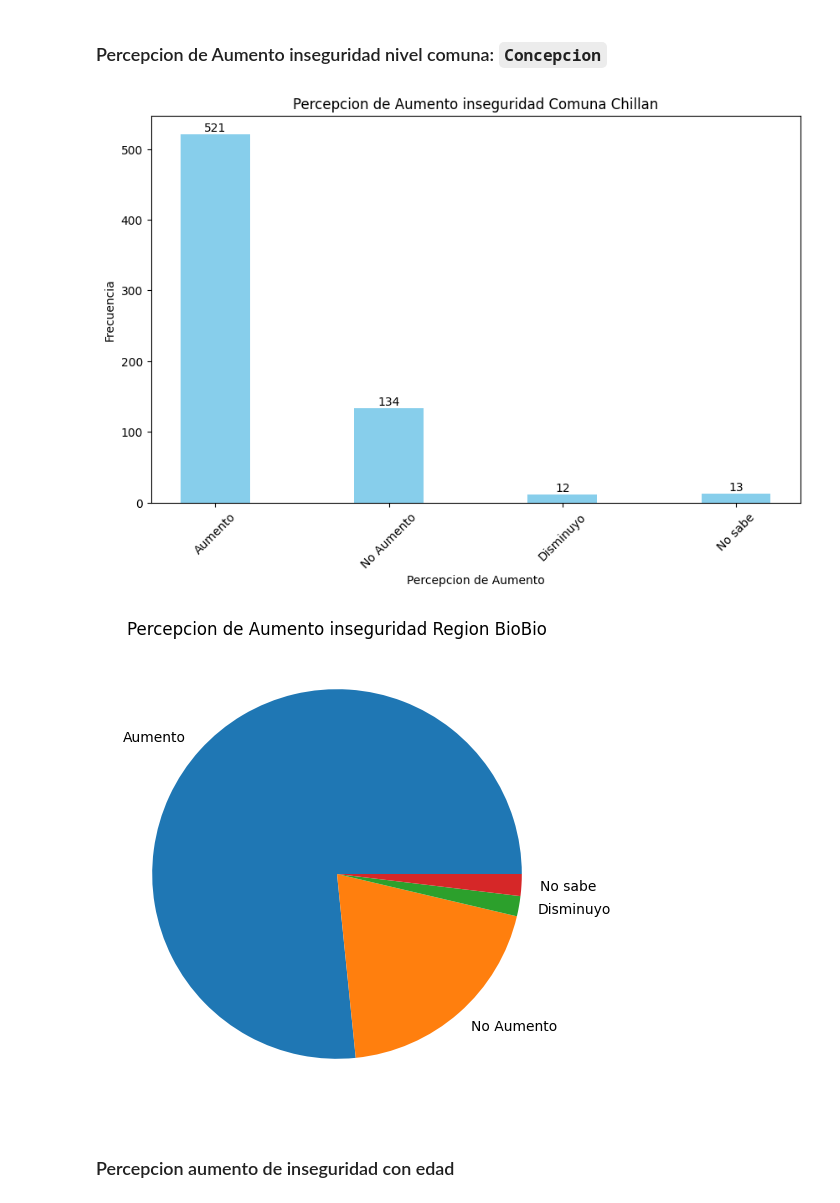
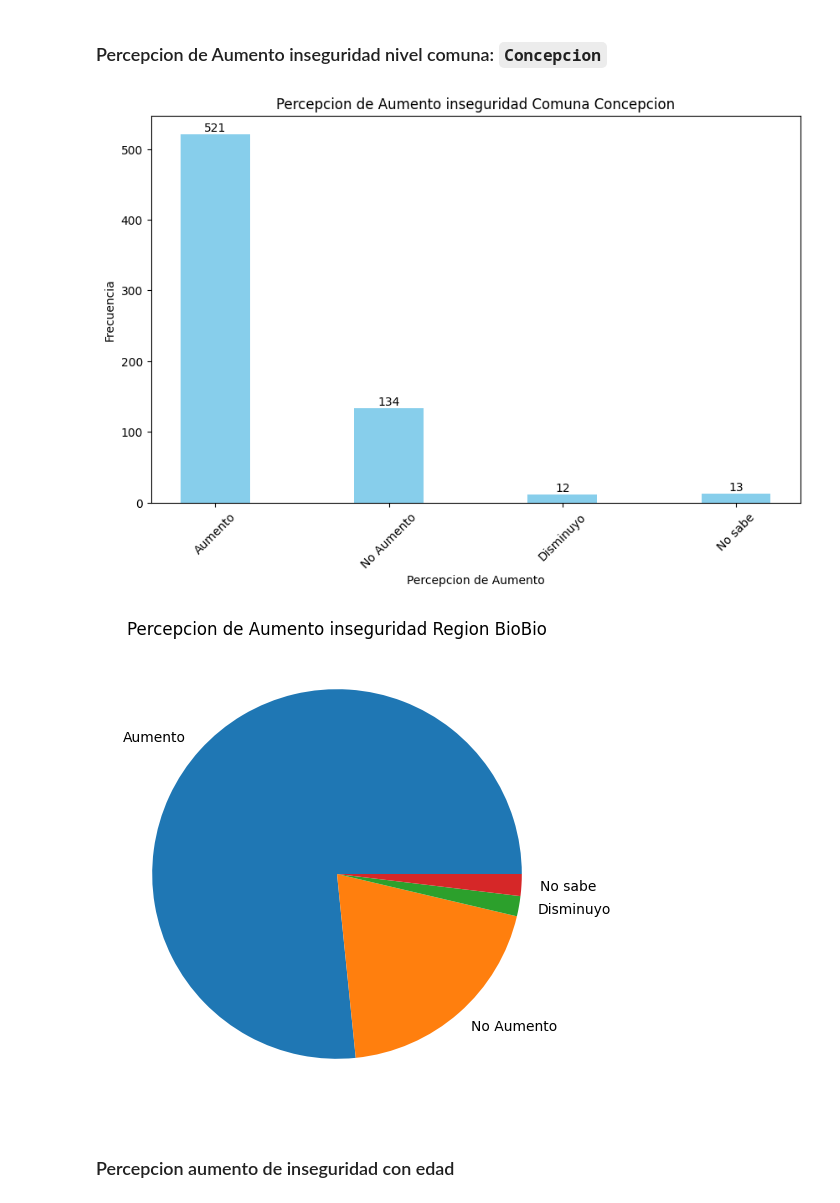
Before and after one commit to TheAmazingLife/analisis-de-datos-proyecto-semestral, a Jupyter notebook: entrega 2/variables.ipynb, the cells around one changed output. Saved outputs shown, nothing was run; the diff lists cells and outputs as text; code cells hidden in the pictures.

```diff
--- a/data/variables.ipynb
+++ b/entrega 2/variables.ipynb
@@ -5,7 +5,7 @@ import matplotlib.pyplot as plt
 import funciones as f
 import seaborn as sns
 # %%
-df_enusc = pd.read_csv("base-usuario-20-enusc-2023.csv")
+df_enusc = pd.read_csv("../data/base-usuario-20-enusc-2023.csv")
 # %%
 print(df_enusc.dtypes)
 # %% [output]
@@ -105,22 +107,22 @@ plt.show()
 # %%
 #
 comuna_nombre = df_enusc.loc[df_enusc["enc_rpc"] == 8101, "P_AUMENTO_COM"]
 comuna_nombre.fillna(99, inplace=True)
 comuna_count = comuna_nombre.value_counts().sort_index()
 
 # Graficos excluye "No responde"
 etiquetas = ["Aumento", "No Aumento", "Disminuyo", "No sabe", "No responde"]
-titulo = 'Percepcion de Aumento inseguridad Comuna Chillan'
+titulo = 'Percepcion de Aumento inseguridad Comuna Concepcion'
 etiqueta_x = 'Percepcion de Aumento'
 etiqueta_y = 'Frecuencia'
 bar_plot(comuna_count.values[:4], etiquetas[:4], titulo, etiqueta_x, etiqueta_y)
 
 plt.figure(figsize=(10, 6))
 plt.pie(comuna_count.values[:4], labels=etiquetas[:4])
 plt.title('Percepcion de Aumento inseguridad Region BioBio')
 plt.show()
 # %% [output]
-[figure, old version]
+[figure, new version]
 [figure]
 # %% [markdown]
 ### Percepcion aumento de inseguridad con edad
```
Also changed, not shown: parts of 4 cells of this notebook, 2 other files.
